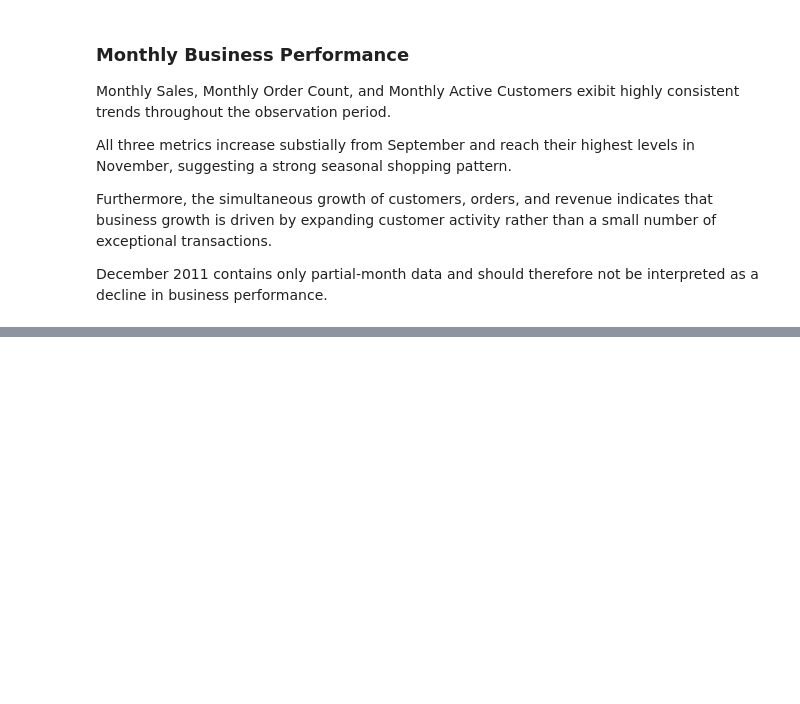
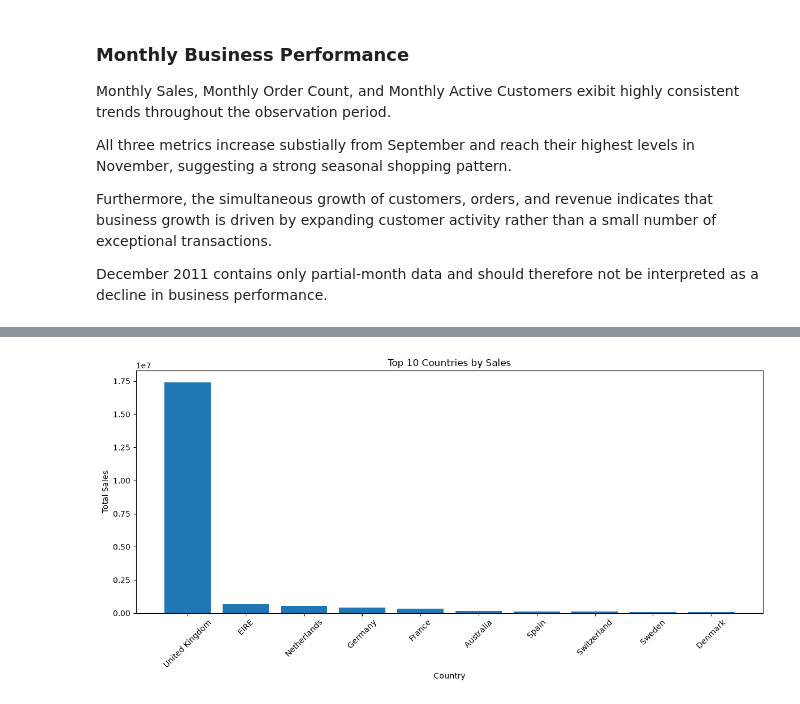
Before and after one commit to yoonjusong-analytics/ecommerce--customer-sales-analysis, a Jupyter notebook: notebook/03_exploratory_data_analysis.ipynb, the cells around one changed output, grey strips where cells are left out. Saved outputs shown, nothing was run; the diff lists cells and outputs as text; code cells hidden in the pictures; blank space fills up the shorter version.

```diff
--- a/notebook/03_exploratory_data_analysis.ipynb
+++ b/notebook/03_exploratory_data_analysis.ipynb
@@ -641,0 +699,12 @@ December 2011 contains only partial-month data and should therefore not be inter
+# %%
+# 4-1 Sales by Country
+
+country_sales = (
+    sales_df
+    .groupby("Country")["Sales"]
+    .sum()
+    .sort_values(ascending = False)
+    .reset_index()
+)
+
+country_sales.head(10)
@@ -641,0 +723,26 @@ December 2011 contains only partial-month data and should therefore not be inter
+# %%
+# 4-2 Top 10 Countries
+top10_country_sales = country_sales.head(10)
+# %%
+# 4-3 Bar Chart
+
+plt.figure(figsize=(12,6))
+
+plt.bar(
+    top10_country_sales["Country"],
+    top10_country_sales["Sales"]
+)
+
+plt.title("Top 10 Countries by Sales")
+
+plt.xlabel("Country")
+
+plt.ylabel("Total Sales")
+
+plt.xticks(rotation=45)
+
+plt.tight_layout()
+
+plt.show()
+# %% [output]
+[figure, added]
```
Also changed, not shown: parts of 9 cells of this notebook.
